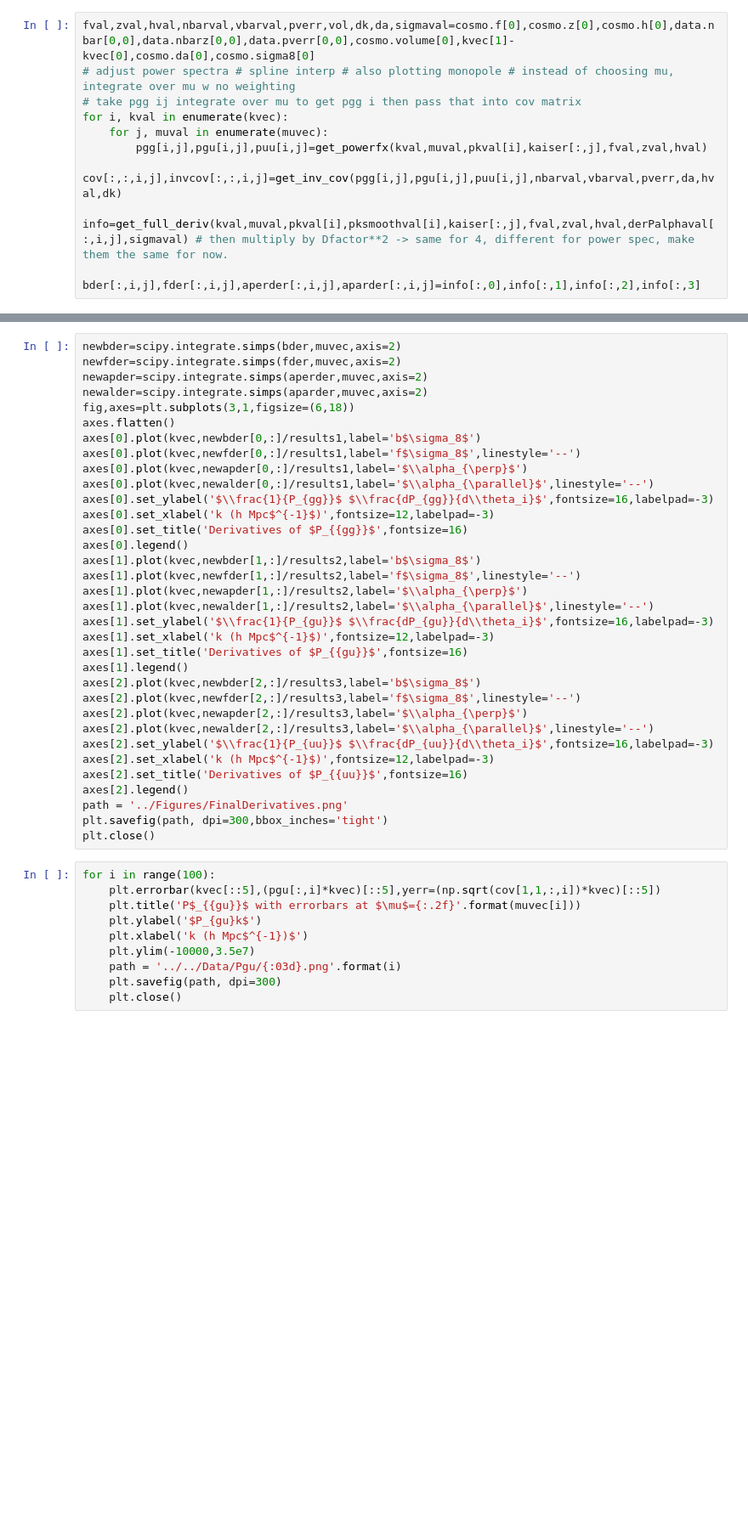
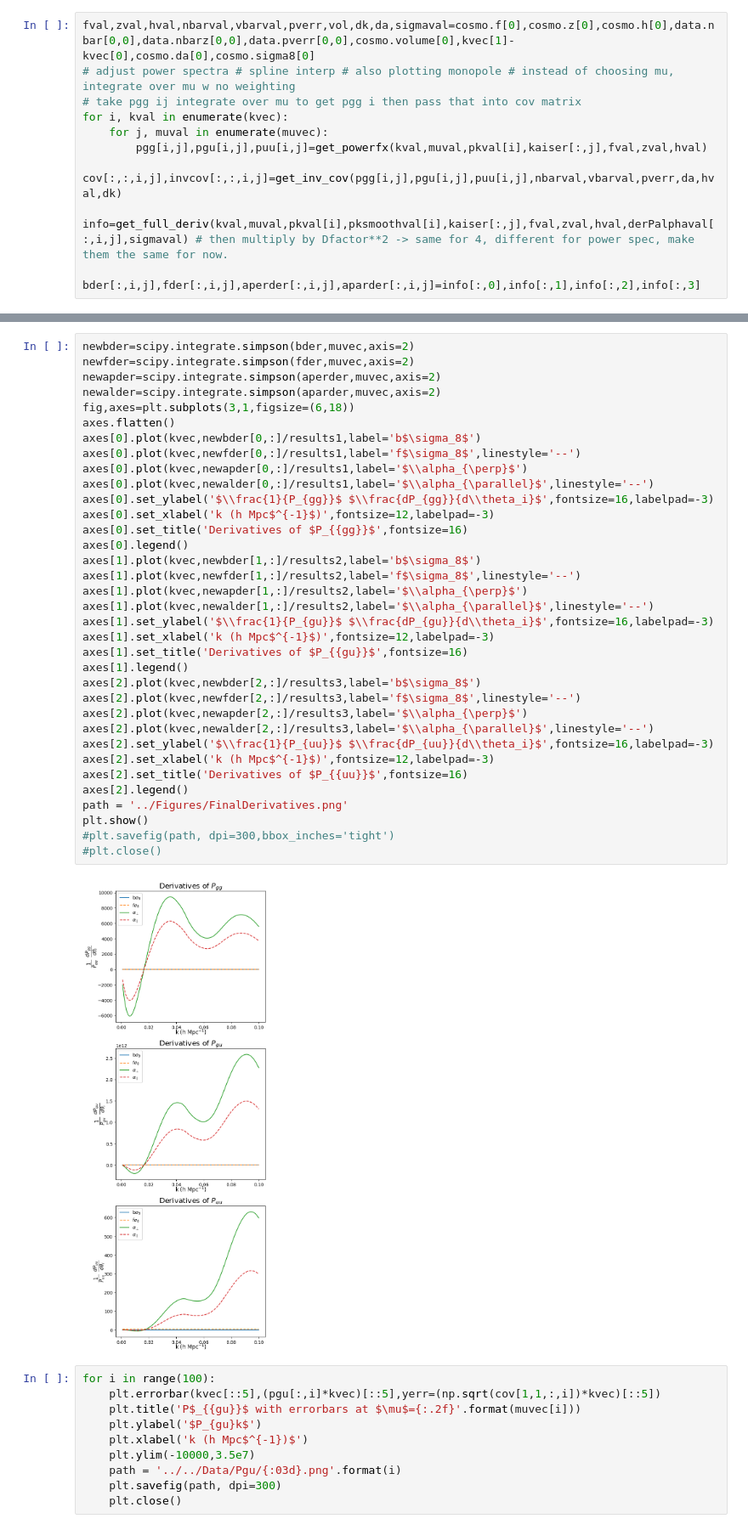
Before and after one commit to eh13913/Capstone-Project, a Jupyter notebook: Notebooks/Test2.ipynb, the cells around one changed output, grey strips where cells are left out. Shown at 85% size. Drawn from its saved outputs; the diff is of its cells as text; blank space fills up the shorter version.

```diff
--- a/Notebooks/Test2.ipynb
+++ b/Notebooks/Test2.ipynb
@@ -453,37 +1146,40 @@ plt.show()
 # %%
-newbder=scipy.integrate.simps(bder,muvec,axis=2)
-newfder=scipy.integrate.simps(fder,muvec,axis=2)
-newapder=scipy.integrate.simps(aperder,muvec,axis=2)
-newalder=scipy.integrate.simps(aparder,muvec,axis=2)
+newbder=scipy.integrate.simpson(bder,muvec,axis=2)
+newfder=scipy.integrate.simpson(fder,muvec,axis=2)
+newapder=scipy.integrate.simpson(aperder,muvec,axis=2)
+newalder=scipy.integrate.simpson(aparder,muvec,axis=2)
 fig,axes=plt.subplots(3,1,figsize=(6,18))
 axes.flatten()
 axes[0].plot(kvec,newbder[0,:]/results1,label='b$\sigma_8$')
 axes[0].plot(kvec,newfder[0,:]/results1,label='f$\sigma_8$',linestyle='--')
 axes[0].plot(kvec,newapder[0,:]/results1,label='$\\alpha_{\perp}$')
 axes[0].plot(kvec,newalder[0,:]/results1,label='$\\alpha_{\parallel}$',linestyle='--')
 axes[0].set_ylabel('$\\frac{1}{P_{gg}}$ $\\frac{dP_{gg}}{d\\theta_i}$',fontsize=16,labelpad=-3)
 axes[0].set_xlabel('k (h Mpc$^{-1}$)',fontsize=12,labelpad=-3)
 axes[0].set_title('Derivatives of $P_{{gg}}$',fontsize=16)
 axes[0].legend()
 axes[1].plot(kvec,newbder[1,:]/results2,label='b$\sigma_8$')
 axes[1].plot(kvec,newfder[1,:]/results2,label='f$\sigma_8$',linestyle='--')
 axes[1].plot(kvec,newapder[1,:]/results2,label='$\\alpha_{\perp}$')
 axes[1].plot(kvec,newalder[1,:]/results2,label='$\\alpha_{\parallel}$',linestyle='--')
 axes[1].set_ylabel('$\\frac{1}{P_{gu}}$ $\\frac{dP_{gu}}{d\\theta_i}$',fontsize=16,labelpad=-3)
 axes[1].set_xlabel('k (h Mpc$^{-1}$)',fontsize=12,labelpad=-3)
 axes[1].set_title('Derivatives of $P_{{gu}}$',fontsize=16)
 axes[1].legend()
 axes[2].plot(kvec,newbder[2,:]/results3,label='b$\sigma_8$')
 axes[2].plot(kvec,newfder[2,:]/results3,label='f$\sigma_8$',linestyle='--')
 axes[2].plot(kvec,newapder[2,:]/results3,label='$\\alpha_{\perp}$')
 axes[2].plot(kvec,newalder[2,:]/results3,label='$\\alpha_{\parallel}$',linestyle='--')
 axes[2].set_ylabel('$\\frac{1}{P_{uu}}$ $\\frac{dP_{uu}}{d\\theta_i}$',fontsize=16,labelpad=-3)
 axes[2].set_xlabel('k (h Mpc$^{-1}$)',fontsize=12,labelpad=-3)
 axes[2].set_title('Derivatives of $P_{{uu}}$',fontsize=16)
 axes[2].legend()
 path = '../Figures/FinalDerivatives.png'
-plt.savefig(path, dpi=300,bbox_inches='tight')
-plt.close()
+plt.show()
+#plt.savefig(path, dpi=300,bbox_inches='tight')
+#plt.close()
+# %% [output]
+[figure, added]
 # %%
 for i in range(100):
     plt.errorbar(kvec[::5],(pgu[:,i]*kvec)[::5],yerr=(np.sqrt(cov[1,1,:,i])*kvec)[::5])
```
Also changed, not shown: parts of 8 cells of this notebook, 9 other files.
